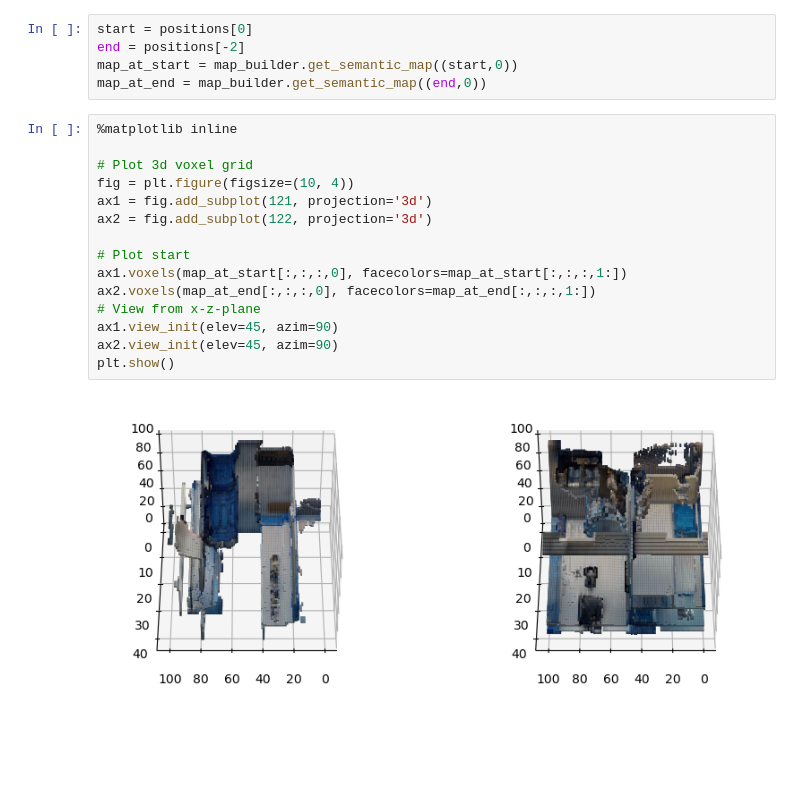
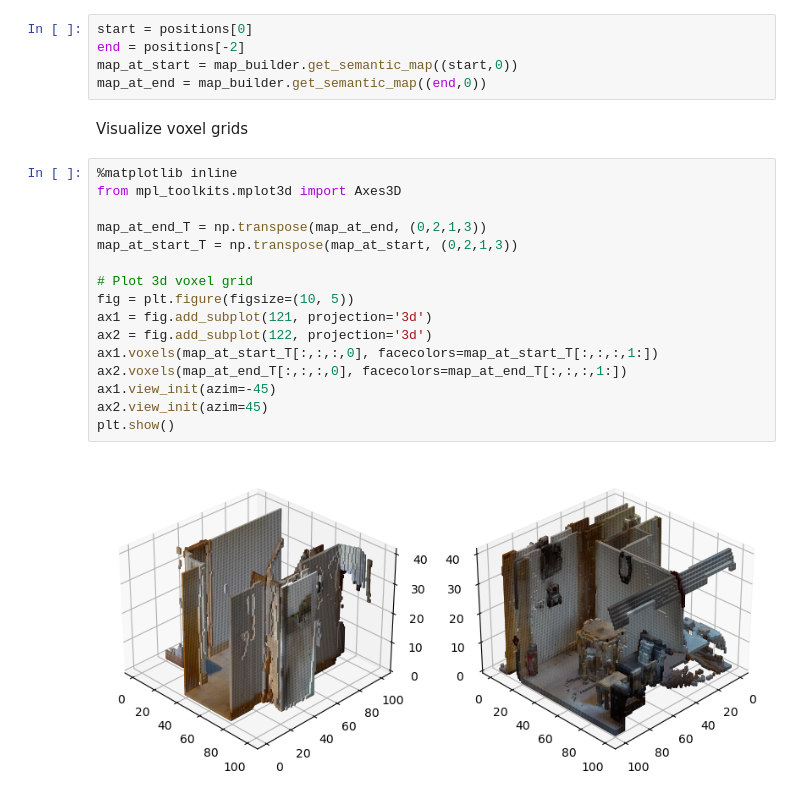
Before and after one commit to dtonderski/ReSEAL, a Jupyter notebook: notebooks/Generate_3D_semantic_map.ipynb, the cells around one changed output. Drawn from its saved outputs; the diff is of its cells as text; blank space fills up the shorter version.

```diff
--- a/notebooks/Generate_3D_semantic_map.ipynb
+++ b/notebooks/Generate_3D_semantic_map.ipynb
@@ -100,20 +102,23 @@ start = positions[0]
 end = positions[-2]
 map_at_start = map_builder.get_semantic_map((start,0))
 map_at_end = map_builder.get_semantic_map((end,0))
+# %% [markdown]
+Visualize voxel grids
 # %%
 %matplotlib inline
+from mpl_toolkits.mplot3d import Axes3D
+
+map_at_end_T = np.transpose(map_at_end, (0,2,1,3))
+map_at_start_T = np.transpose(map_at_start, (0,2,1,3))
 
 # Plot 3d voxel grid
-fig = plt.figure(figsize=(10, 4))
+fig = plt.figure(figsize=(10, 5))
 ax1 = fig.add_subplot(121, projection='3d')
 ax2 = fig.add_subplot(122, projection='3d')
-
-# Plot start
-ax1.voxels(map_at_start[:,:,:,0], facecolors=map_at_start[:,:,:,1:])
-ax2.voxels(map_at_end[:,:,:,0], facecolors=map_at_end[:,:,:,1:])
-# View from x-z-plane
-ax1.view_init(elev=45, azim=90)
-ax2.view_init(elev=45, azim=90)
+ax1.voxels(map_at_start_T[:,:,:,0], facecolors=map_at_start_T[:,:,:,1:])
+ax2.voxels(map_at_end_T[:,:,:,0], facecolors=map_at_end_T[:,:,:,1:])
+ax1.view_init(azim=-45)
+ax2.view_init(azim=45)
 plt.show()
 # %% [output]
-[figure, old version]
+[figure, new version]
```
Also changed, not shown: parts of 1 cell of this notebook, 1 other file.
